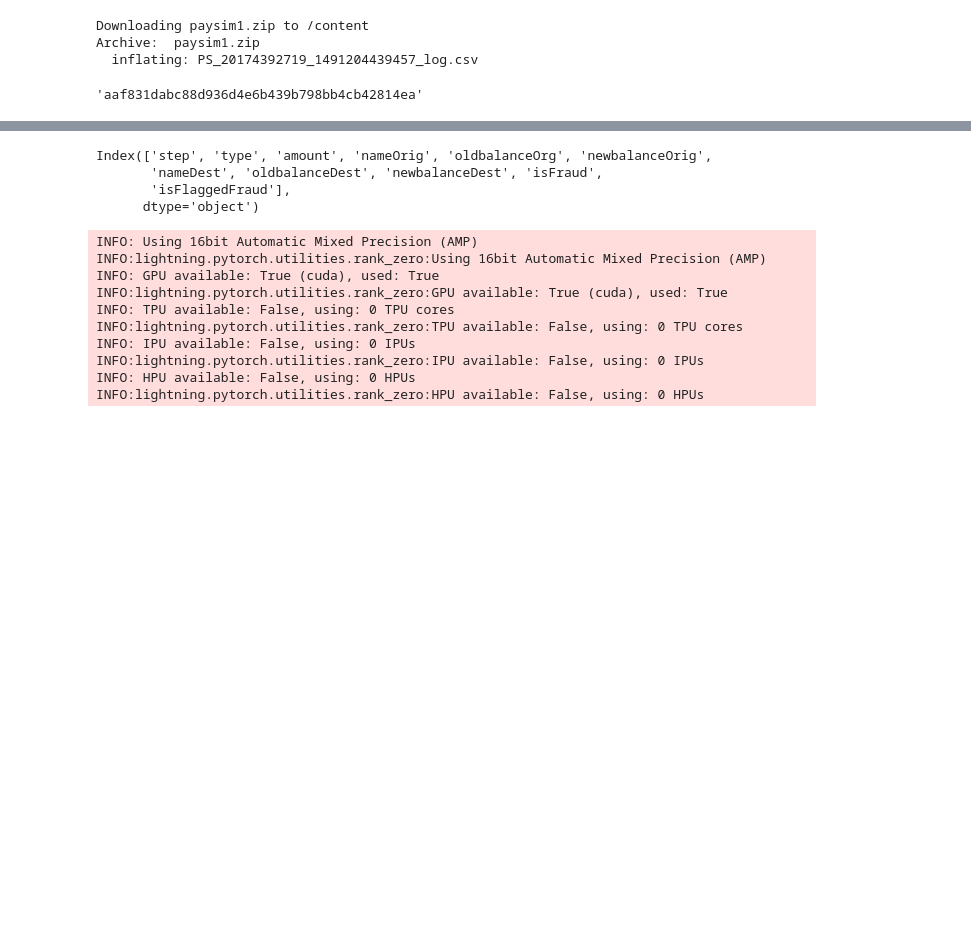
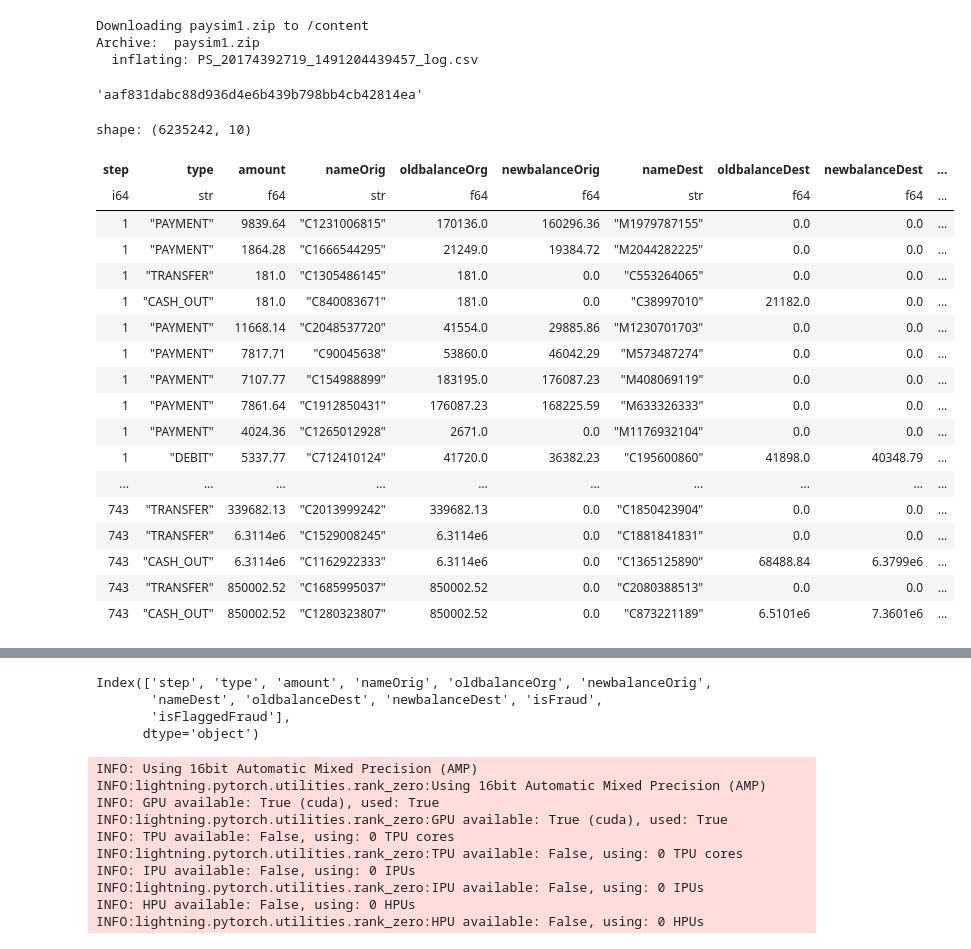
Before and after one commit to monteleone-1883922/hw4_datamining, a Jupyter notebook: DM_Homework_4__1883922_Alessandro_Monteleone/graph_based_fraud_detection_system.ipynb, the cells around one changed output, grey strips where cells are left out. Saved outputs shown, nothing was run; the diff lists cells and outputs as text; code cells hidden in the pictures; blank space fills up the shorter version.

Commit message:
fixed data analysis with polars

```diff
--- a/DM_Homework_4__1883922_Alessandro_Monteleone/graph_based_fraud_detection_system.ipynb
+++ b/DM_Homework_4__1883922_Alessandro_Monteleone/graph_based_fraud_detection_system.ipynb
@@ -146,10 +146,9 @@ def plot_categories(dataframe):
 
 
 def build_names_conversion_index(df):
-  all_names = df.with_columns(pl.col("nameOrig").concat(pl.col("nameDest")), 'unique_names').select('unique_names').distinct()
-
+  all_names = pl.DataFrame({"names": pl.concat([df['nameDest'] , df['nameOrig']])}).select("names").unique()
   # Costruisci il dizionario di mapping
-  name_to_id = {nome: id for id, nome in enumerate(df['unique_names'].to_list())}
+  name_to_id = {nome: id for id, nome in enumerate(all_names['names'])}
 
 
   #breakpoint()
@@ -169,7 +168,7 @@ class FraudDetectionDataset(Dataset):
 
     def __init__(self,dataset_file : str):
         dataframe = load_dataframe(dataset_file)
-        dataframe = dataframe.select(pl.exclude("isFlaggedFraud"))
+
         dataframe = dataframe.with_columns(pl.col("isFraud").cast(int).alias("isFraud"))
         self.raw_data = dataframe
         self.transaction_types = {
@@ -183,8 +182,6 @@ class FraudDetectionDataset(Dataset):
     def analize_data(self,find_empty_records = True):
         print("----HEAD----")
         print(self.raw_data.head())
-        print("----INFO----")
-        print(self.raw_data.info())
         print("----DESCRIBE----")
         print(self.raw_data.describe())
         if find_empty_records:
@@ -193,16 +190,17 @@ class FraudDetectionDataset(Dataset):
     def extract_inconsistent_transactions(self):
 
         return self.raw_data.filter(
-            abs(pl.col('oldbalanceOrg') - pl.col('newbalanceOrig')) != pl.col('amount') |
-            abs(pl.col('oldbalanceDest') - pl.col('newbalanceDest')) != pl.col('amount') | pl.col('amount') == 0 | pl.col('nameOrig').is_in([pl.col('nameDest')])
+            (abs(pl.col('oldbalanceOrg') - pl.col('newbalanceOrig')) != pl.col('amount')) |
+            (abs(pl.col('oldbalanceDest') - pl.col('newbalanceDest')) != pl.col('amount')) | (pl.col('amount') == 0) | (pl.col('nameOrig') == pl.col('nameDest'))
         )
 
 
     def remove_inconsistent(self):
-        self.raw_data = self.raw_data.filter(abs(pl.col('oldbalanceOrg') - pl.col('newbalanceOrig')) == abs(pl.col('oldbalanceDest') - pl.col('newbalanceDest')) & pl.col('amount') != 0)
+        self.raw_data = self.raw_data.filter((abs(pl.col('oldbalanceOrg') - pl.col('newbalanceOrig')) == abs(pl.col('oldbalanceDest') - pl.col('newbalanceDest'))) & (pl.col('amount') != 0))
 
 
     def convert_type(self):
+      self.raw_data = self.raw_data.select(pl.exclude("isFlaggedFraud"))
       self.raw_data = self.raw_data.with_columns(pl.col("type").map(lambda x: self.transaction_types[x]).alias("type"))
 
 
@@ -285,9 +283,31 @@ class FraudDetectionDataset(Dataset):
 # %%
 dataset = FraudDetectionDataset("PS_20174392719_1491204439457_log.csv")
 # %%
-dataset.raw_data.filter(            abs(pl.col('oldbalanceOrg') - pl.col('newbalanceOrig')) != pl.col('amount') |
-            abs(pl.col('oldbalanceDest') - pl.col('newbalanceDest')) != pl.col('amount') | pl.col('amount') == 0 | pl.col('nameOrig').is_in([pl.col('nameDest')])
-        )
+dataset.raw_data.filter((abs(pl.col('oldbalanceOrg') - pl.col('newbalanceOrig')) != pl.col('amount')) | (abs(pl.col('oldbalanceDest') - pl.col('newbalanceDest')) != pl.col('amount')))
+
+# dataset.raw_data.filter(abs(pl.col('oldbalanceOrg') - pl.col('newbalanceOrig')) != pl.col('amount') |
+#             abs(pl.col('oldbalanceDest') - pl.col('newbalanceDest')) != pl.col('amount') | pl.col('amount') == 0 | pl.col('nameOrig').is_in([pl.col('nameDest')])
+#         )
+# %% [output]
+shape: (6235242, 10)
+| step | type | amount | nameOrig | oldbalanceOrg | newbalanceOrig | nameDest | oldbalanceDest | newbalanceDest | ... |
+| i64 | str | f64 | str | f64 | f64 | str | f64 | f64 | ... |
+| 1 | "PAYMENT" | 9839.64 | "C1231006815" | 170136.0 | 160296.36 | "M1979787155" | 0.0 | 0.0 | ... |
+| 1 | "PAYMENT" | 1864.28 | "C1666544295" | 21249.0 | 19384.72 | "M2044282225" | 0.0 | 0.0 | ... |
+| 1 | "TRANSFER" | 181.0 | "C1305486145" | 181.0 | 0.0 | "C553264065" | 0.0 | 0.0 | ... |
+| 1 | "CASH_OUT" | 181.0 | "C840083671" | 181.0 | 0.0 | "C38997010" | 21182.0 | 0.0 | ... |
+| 1 | "PAYMENT" | 11668.14 | "C2048537720" | 41554.0 | 29885.86 | "M1230701703" | 0.0 | 0.0 | ... |
+| 1 | "PAYMENT" | 7817.71 | "C90045638" | 53860.0 | 46042.29 | "M573487274" | 0.0 | 0.0 | ... |
+| 1 | "PAYMENT" | 7107.77 | "C154988899" | 183195.0 | 176087.23 | "M408069119" | 0.0 | 0.0 | ... |
+| 1 | "PAYMENT" | 7861.64 | "C1912850431" | 176087.23 | 168225.59 | "M633326333" | 0.0 | 0.0 | ... |
+| 1 | "PAYMENT" | 4024.36 | "C1265012928" | 2671.0 | 0.0 | "M1176932104" | 0.0 | 0.0 | ... |
+| 1 | "DEBIT" | 5337.77 | "C712410124" | 41720.0 | 36382.23 | "C195600860" | 41898.0 | 40348.79 | ... |
+| ... | ... | ... | ... | ... | ... | ... | ... | ... | ... |
+| 743 | "TRANSFER" | 339682.13 | "C2013999242" | 339682.13 | 0.0 | "C1850423904" | 0.0 | 0.0 | ... |
+| 743 | "TRANSFER" | 6.3114e6 | "C1529008245" | 6.3114e6 | 0.0 | "C1881841831" | 0.0 | 0.0 | ... |
+| 743 | "CASH_OUT" | 6.3114e6 | "C1162922333" | 6.3114e6 | 0.0 | "C1365125890" | 68488.84 | 6.3799e6 | ... |
+| 743 | "TRANSFER" | 850002.52 | "C1685995037" | 850002.52 | 0.0 | "C2080388513" | 0.0 | 0.0 | ... |
+| 743 | "CASH_OUT" | 850002.52 | "C1280323807" | 850002.52 | 0.0 | "C873221189" | 6.5101e6 | 7.3601e6 | ... |
 # %%
 inconsistent_data = dataset.extract_inconsistent_transactions()
 d = compute_kind_inconsistence(inconsistent_data)
```
Also changed, not shown: parts of 5 cells of this notebook.
